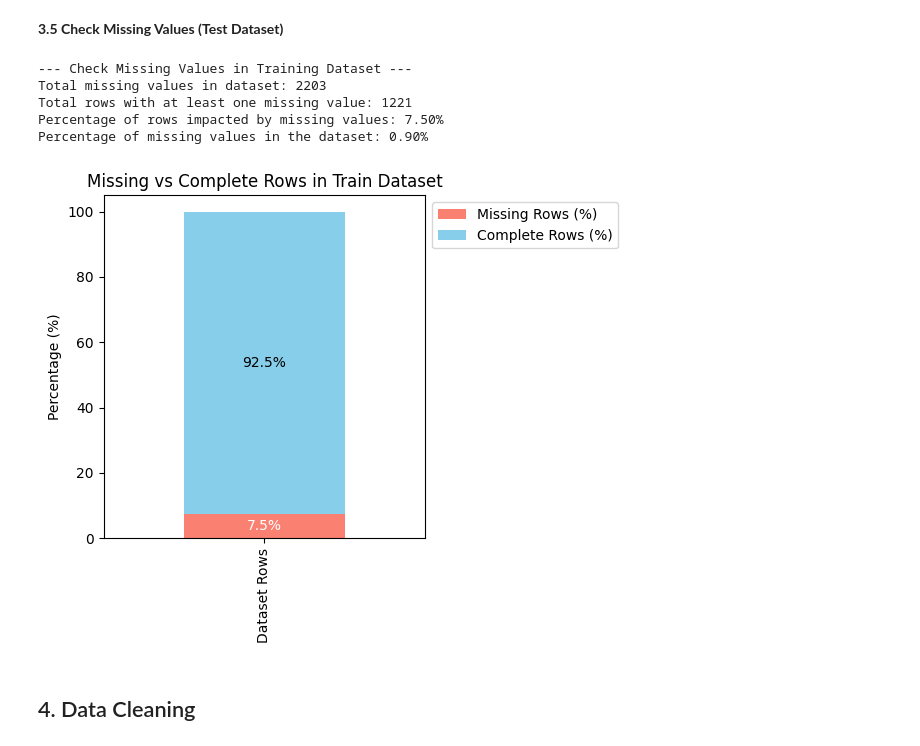
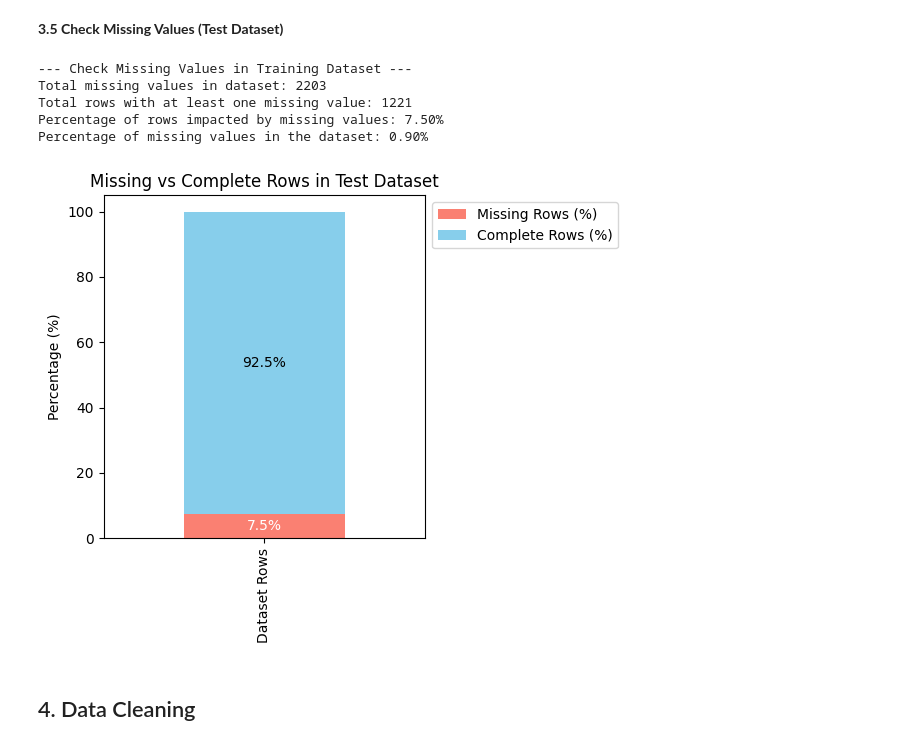
Before and after one commit to GerryJulian/Model_Comparison, a Jupyter notebook: data_processing/main.ipynb, the cells around one changed output. Cells and saved outputs as stored; diff of their text form; code cells hidden in the pictures.

```diff
--- a/data_processing/main.ipynb
+++ b/data_processing/main.ipynb
@@ -288,35 +287,35 @@ print(f"Percentage of missing values in the dataset: {percentage_missing_total_t
 
 missing_bool_test = df_test.isin(missing_values)
 
 rows_with_missing_test = (missing_bool_test.any(axis=1)).sum()
 rows_no_missing_test = df_test.shape[0] - rows_with_missing_test
 
 
 row_percentages_test = pd.DataFrame({
     "Missing Rows (%)": [rows_with_missing_test / df_test.shape[0] * 100],
     "Complete Rows (%)": [rows_no_missing_test / df_test.shape[0] * 100]
 })
 
 ax2 = row_percentages_test.plot(kind='bar', stacked=True, figsize=(6,5), color=["salmon", "skyblue"])
 plt.ylabel("Percentage (%)")
-plt.title("Missing vs Complete Rows in Train Dataset")
+plt.title("Missing vs Complete Rows in Test Dataset")
 plt.xticks([0], ["Dataset Rows"])
 plt.legend(loc='upper left', bbox_to_anchor=(1,1))
 
 # Add percentage values
 for i, row in enumerate(row_percentages_test.values):
     ax2.text(i, row[0]/2, f"{row[0]:.1f}%", ha='center', va='center', color='white', fontsize=10)
     ax2.text(i, row[0] + row[1]/2, f"{row[1]:.1f}%", ha='center', va='center', color='black', fontsize=10)
 
 plt.tight_layout()
 plt.show()
 # %% [output]
 --- Check Missing Values in Training Dataset ---
 Total missing values in dataset: 2203
 Total rows with at least one missing value: 1221
 Percentage of rows impacted by missing values: 7.50%
 Percentage of missing values in the dataset: 0.90%
-[figure, old version]
+[figure, new version]
 # %% [markdown]
 ## 4. Data Cleaning
 # %% [markdown]
```
Also changed, not shown: parts of 8 cells of this notebook, 1 other file.
